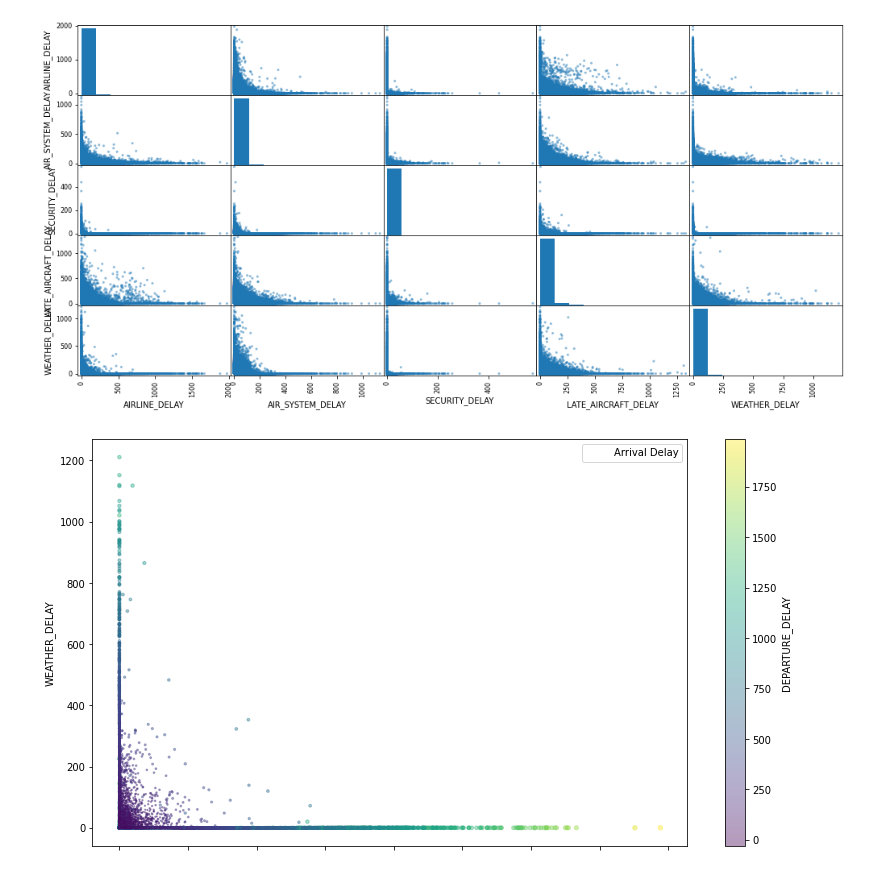
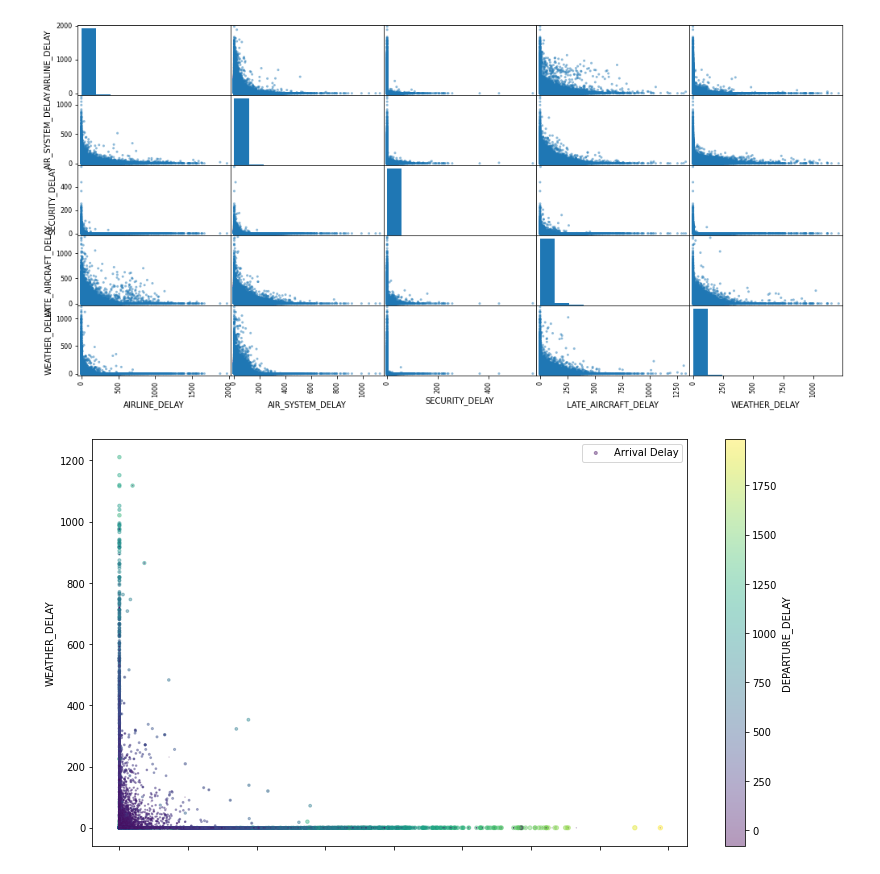
Before and after one commit to i0nathan/unaqds, a Jupyter notebook: flight_delay_prediction.ipynb, the cells around one changed output. Cells and saved outputs as stored; diff of their text form; code cells hidden in the pictures.

```diff
--- a/flight_delay_prediction.ipynb
+++ b/flight_delay_prediction.ipynb
@@ -436,11 +468,11 @@ plt.show()
 # %% [output]
 [figure]
 # %%
-flight_df.plot(kind="scatter", x="AIRLINE_DELAY", y="WEATHER_DELAY", alpha=0.4, s=flight_df["ARRIVAL_DELAY"]/100,
+strat_training.plot(kind="scatter", x="AIRLINE_DELAY", y="WEATHER_DELAY", alpha=0.4, s=strat_training["ARRIVAL_DELAY"]/100,
                label="Arrival Delay", c="DEPARTURE_DELAY", cmap=plt.get_cmap("viridis"), colorbar=True,
                figsize=(13.33, 7.5))
 
 plt.legend()
 plt.show()
 # %% [output]
-[figure, old version]
+[figure, new version]
```
Also changed, not shown: parts of 7 cells of this notebook.
